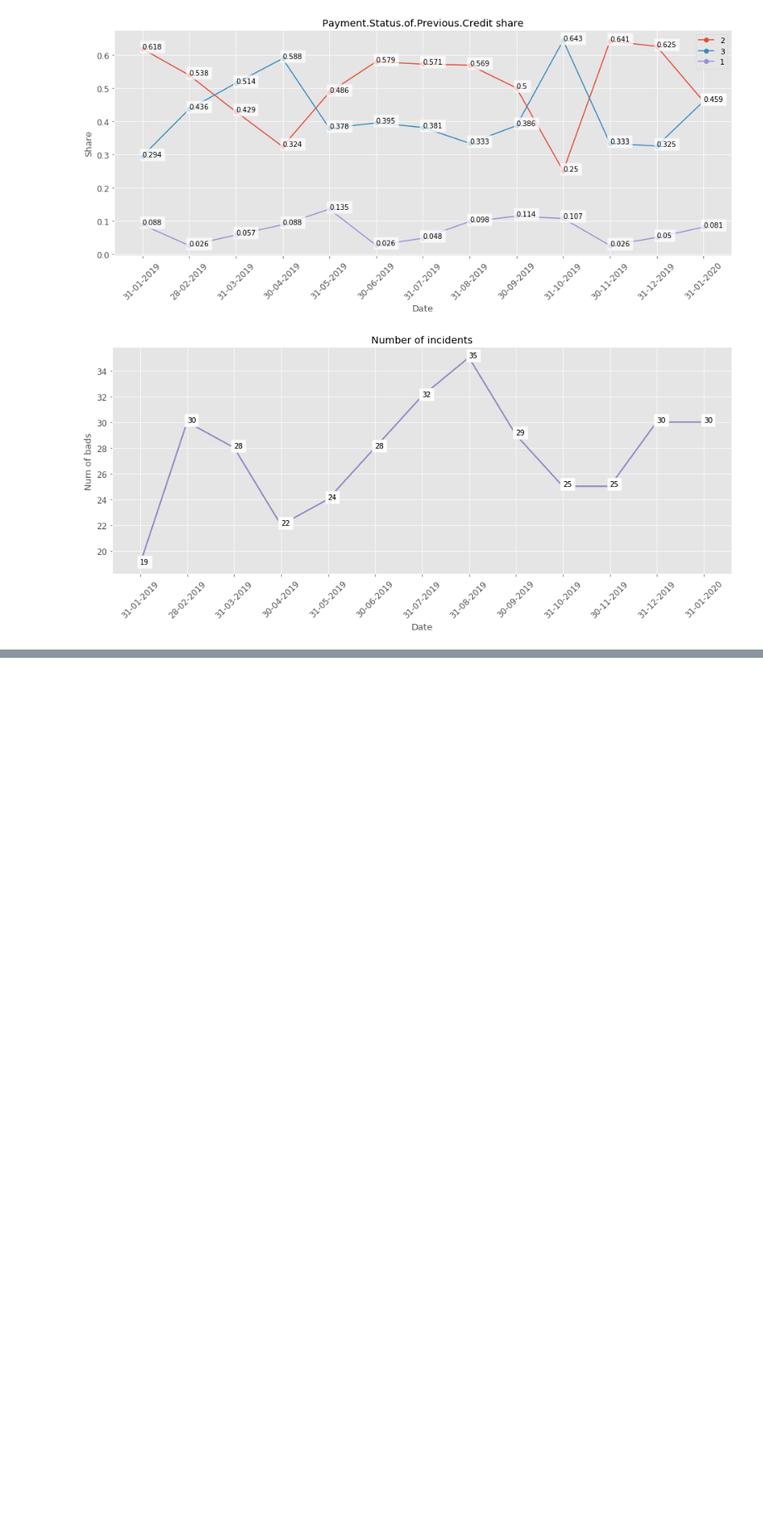
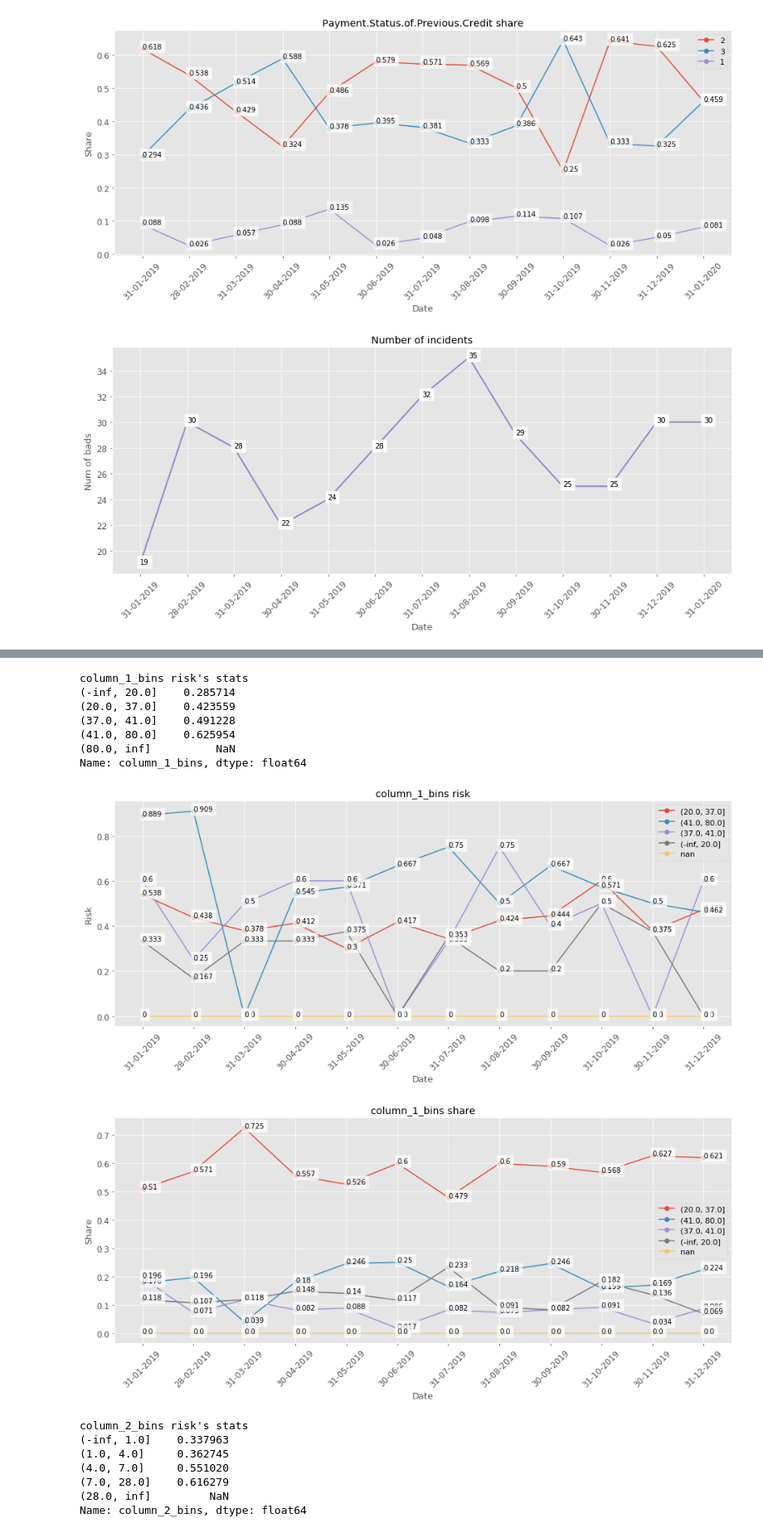
Before and after one commit to nekotleta/RandomML, a Jupyter notebook: plot_risk_test.ipynb, the cells around one changed output, grey strips where cells are left out. Shown at 83% size. Cells and saved outputs as stored; diff of their text form; code cells hidden in the pictures; blank space fills up the shorter version.

```diff
--- a/plot_risk_test.ipynb
+++ b/plot_risk_test.ipynb
@@ -56,0 +85,20 @@ Name: Payment.Status.of.Previous.Credit, dtype: float64
+# %%
+plot_risk_continuous(df, "risk", columns_to_show=['column_1','column_2'],
+                      date_column='date', bad=1, data_bin_n=12, bin_by_month=True)
+# %% [output]
+column_1_bins risk's stats
+(-inf, 20.0]    0.285714
+(20.0, 37.0]    0.423559
+(37.0, 41.0]    0.491228
+(41.0, 80.0]    0.625954
+(80.0, inf]          NaN
+Name: column_1_bins, dtype: float64
+[figure, added]
+[figure, added]
+column_2_bins risk's stats
+(-inf, 1.0]    0.337963
+(1.0, 4.0]     0.362745
+(4.0, 7.0]     0.551020
+(7.0, 28.0]    0.616279
+(28.0, inf]         NaN
+Name: column_2_bins, dtype: float64
```
Also changed, not shown: parts of 3 cells of this notebook.
